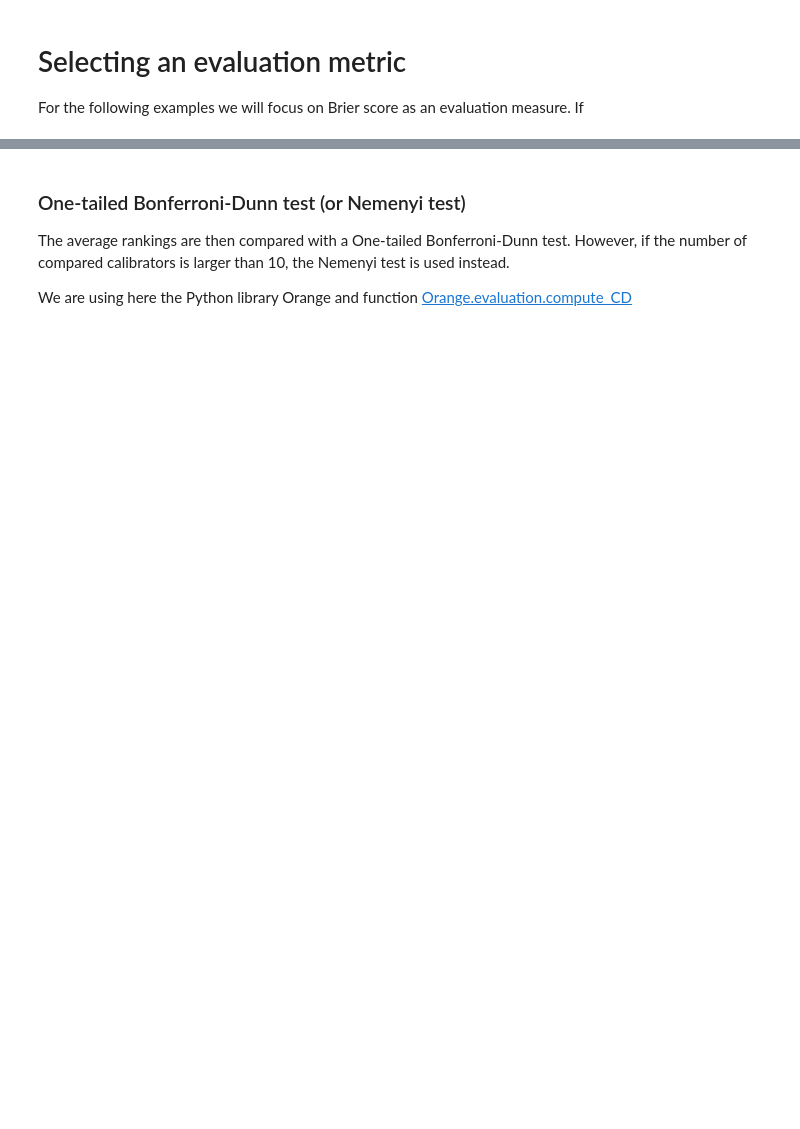
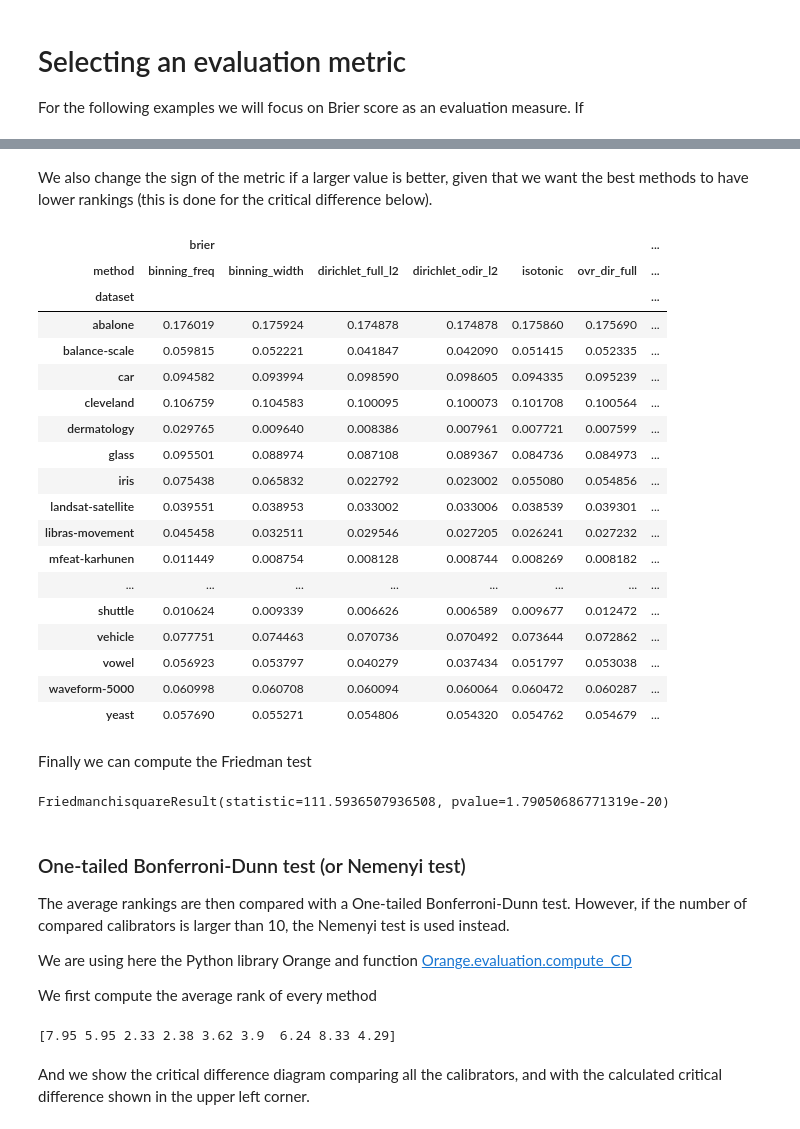
Before and after one commit to classifier-calibration/hands_on, a Jupyter notebook: notebooks/4_pipeline_train_evaluate.ipynb, the cells around one changed output, grey strips where cells are left out. Drawn from its saved outputs; the diff is of its cells as text; code cells hidden in the pictures; blank space fills up the shorter version.

```diff
--- a/notebooks/4_pipeline_train_evaluate.ipynb
+++ b/notebooks/4_pipeline_train_evaluate.ipynb
@@ -118,9 +163,56 @@ FriedmanchisquareResult(statistic=111.5936507936508, pvalue=1.79050686771319e-20
+# %% [markdown]
+We also change the sign of the metric if a larger value is better, given that we want the best methods to have lower rankings (this is done for the critical difference below).
+# %%
+if max_is_better:
+    table *= -1
+
+table
+# %% [output]
+|  | brier |  |  |  |  |  | ... |
+| method | binning_freq | binning_width | dirichlet_full_l2 | dirichlet_odir_l2 | isotonic | ovr_dir_full | ... |
+| dataset |  |  |  |  |  |  | ... |
+| abalone | 0.176019 | 0.175924 | 0.174878 | 0.174878 | 0.175860 | 0.175690 | ... |
+| balance-scale | 0.059815 | 0.052221 | 0.041847 | 0.042090 | 0.051415 | 0.052335 | ... |
+| car | 0.094582 | 0.093994 | 0.098590 | 0.098605 | 0.094335 | 0.095239 | ... |
+| cleveland | 0.106759 | 0.104583 | 0.100095 | 0.100073 | 0.101708 | 0.100564 | ... |
+| dermatology | 0.029765 | 0.009640 | 0.008386 | 0.007961 | 0.007721 | 0.007599 | ... |
+| glass | 0.095501 | 0.088974 | 0.087108 | 0.089367 | 0.084736 | 0.084973 | ... |
+| iris | 0.075438 | 0.065832 | 0.022792 | 0.023002 | 0.055080 | 0.054856 | ... |
+| landsat-satellite | 0.039551 | 0.038953 | 0.033002 | 0.033006 | 0.038539 | 0.039301 | ... |
+| libras-movement | 0.045458 | 0.032511 | 0.029546 | 0.027205 | 0.026241 | 0.027232 | ... |
+| mfeat-karhunen | 0.011449 | 0.008754 | 0.008128 | 0.008744 | 0.008269 | 0.008182 | ... |
+| ... | ... | ... | ... | ... | ... | ... | ... |
+| shuttle | 0.010624 | 0.009339 | 0.006626 | 0.006589 | 0.009677 | 0.012472 | ... |
+| vehicle | 0.077751 | 0.074463 | 0.070736 | 0.070492 | 0.073644 | 0.072862 | ... |
+| vowel | 0.056923 | 0.053797 | 0.040279 | 0.037434 | 0.051797 | 0.053038 | ... |
+| waveform-5000 | 0.060998 | 0.060708 | 0.060094 | 0.060064 | 0.060472 | 0.060287 | ... |
+| yeast | 0.057690 | 0.055271 | 0.054806 | 0.054320 | 0.054762 | 0.054679 | ... |
+# %% [markdown]
+Finally we can compute the Friedman test
+# %%
+from pycalib.stats import compute_friedmanchisquare
+
+ftest = compute_friedmanchisquare(table)
+print(ftest)
+# %% [output]
+FriedmanchisquareResult(statistic=111.5936507936508, pvalue=1.79050686771319e-20)
 # %% [markdown]
 ### One-tailed Bonferroni-Dunn test (or Nemenyi test)
 
 The average rankings are then compared with a One-tailed Bonferroni-Dunn test. However, if the number of compared calibrators is larger than 10, the Nemenyi test is used instead.
 
 We are using here the Python library Orange and function [Orange.evaluation.compute_CD](https://docs.biolab.si/3/data-mining-library/reference/evaluation.cd.html)
+
+We first compute the average rank of every method
+# %%
+from scipy.stats import rankdata
+
+ranking_table = table.apply(rankdata, axis=1).mean()
+print(ranking_table)
+# %% [output]
+[7.95 5.95 2.33 2.38 3.62 3.9  6.24 8.33 4.29]
+# %% [markdown]
+And we show the critical difference diagram comparing all the calibrators, and with the calculated critical difference shown in the upper left corner.
 # %%
 from pycalib.stats import plot_critical_difference
 
```
Also changed, not shown: parts of 33 cells of this notebook, 1 other file.
